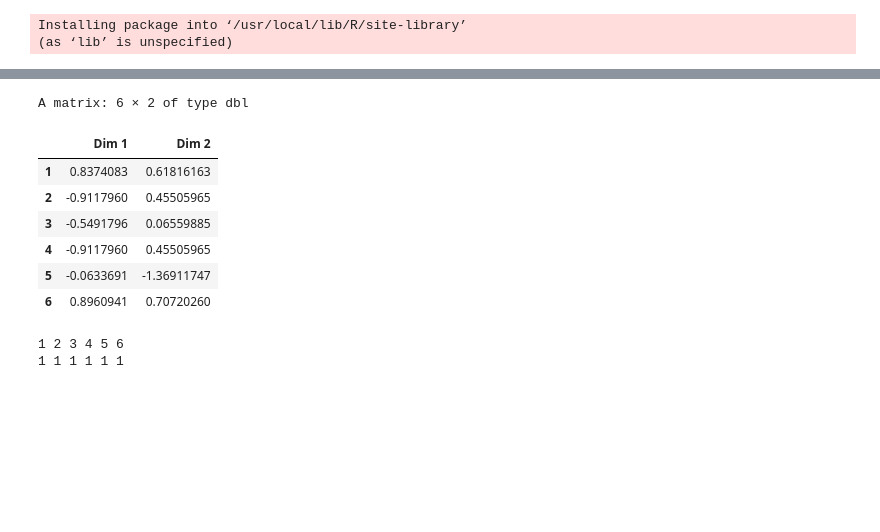
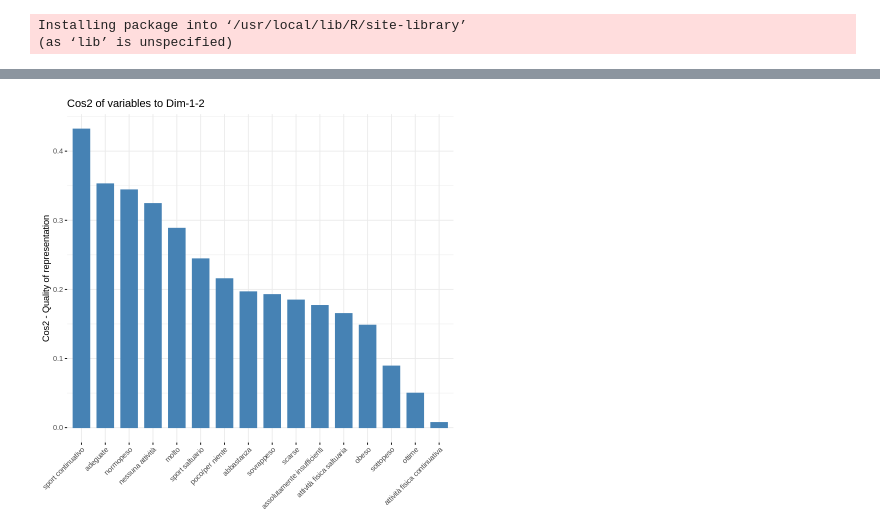
Before and after one commit to bolps/vdm2020, a Jupyter notebook: Progetto_VDM_Sport_e_alimentazione.ipynb, the cells around one changed output, grey strips where cells are left out. Drawn from its saved outputs; the diff is of its cells as text; code cells hidden in the pictures; blank space fills up the shorter version.

```diff
--- a/Progetto_VDM_Sport_e_alimentazione.ipynb
+++ b/Progetto_VDM_Sport_e_alimentazione.ipynb
@@ -729,16 +741,4 @@ res.fanny <- fanny(mca1$ind$coord, 4,metric ="euclidean",stand =FALSE)
 # %%
-head(mca1$ind$coord[,1:2])
+fviz_cos2(mca1, choice = "var", axes = 1:2)
 # %% [output]
-A matrix: 6 × 2 of type dbl
-|  | Dim 1 | Dim 2 |
-| 1 | 0.8374083 | 0.61816163 |
-| 2 | -0.9117960 | 0.45505965 |
-| 3 | -0.5491796 | 0.06559885 |
-| 4 | -0.9117960 | 0.45505965 |
-| 5 | -0.0633691 | -1.36911747 |
-| 6 | 0.8960941 | 0.70720260 |
+[figure, added]
-# %%
-head(res.fanny$clustering)
-# %% [output]
-1 2 3 4 5 6
-1 1 1 1 1 1
```
Also changed, not shown: parts of 43 cells of this notebook.
